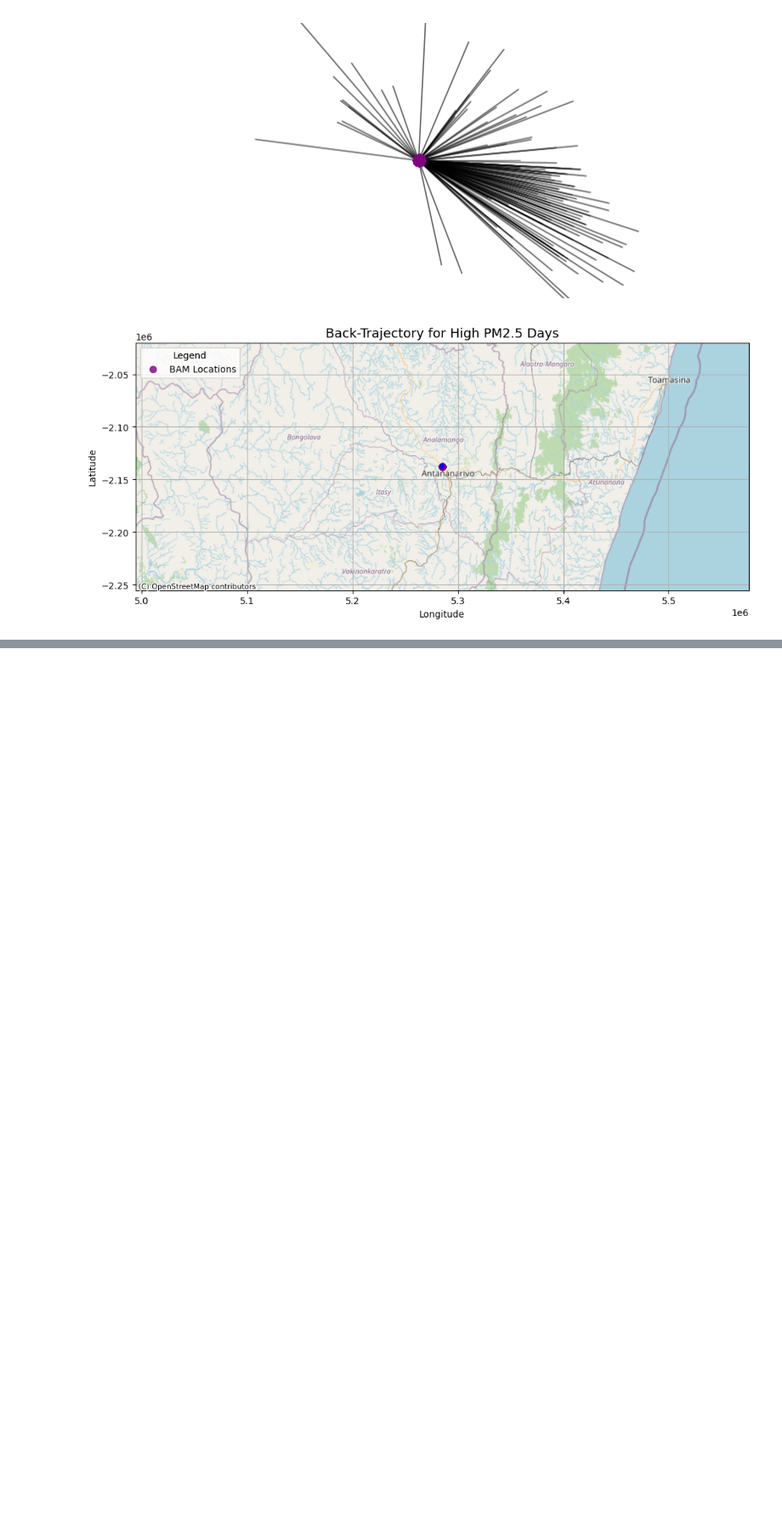
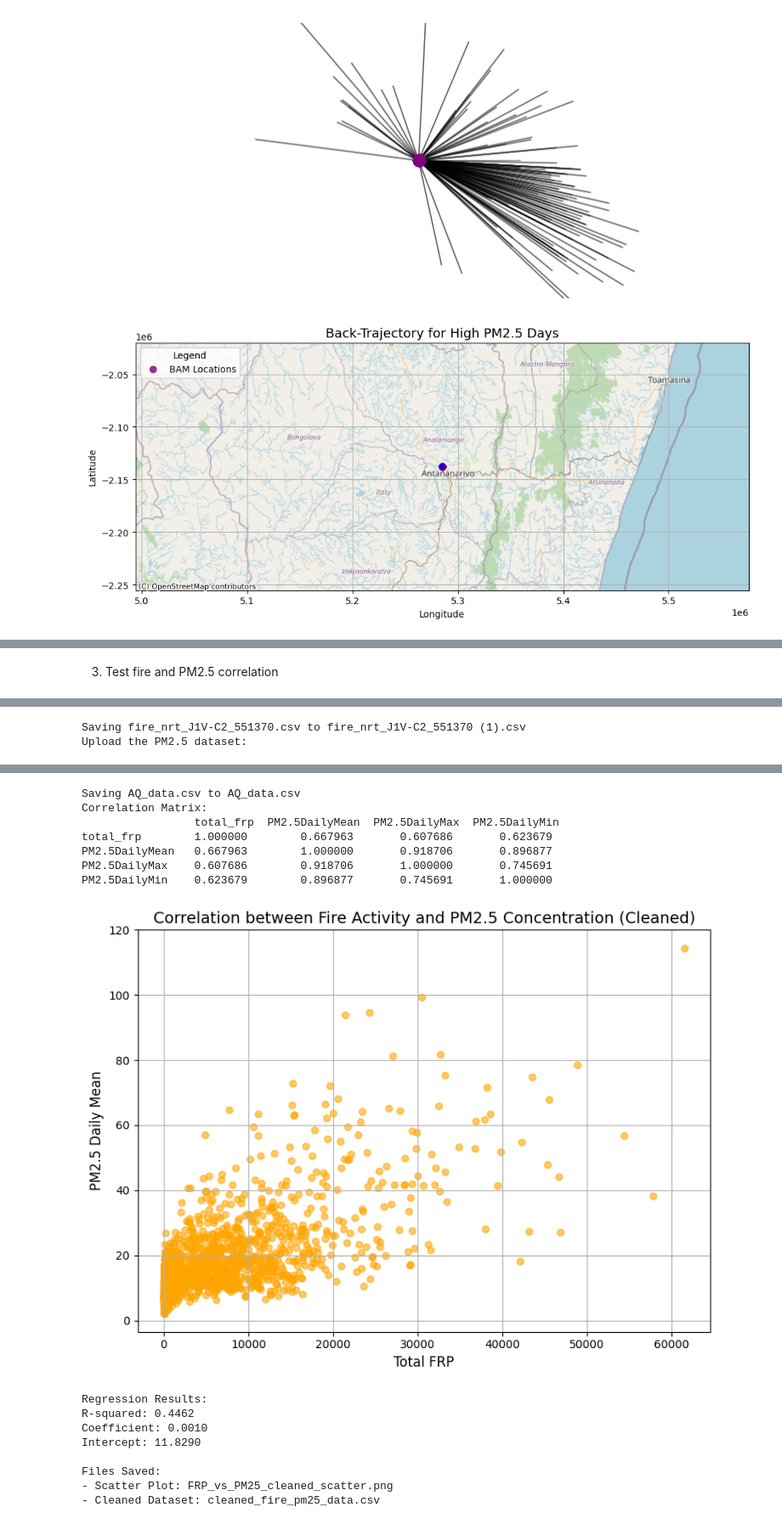
Before and after one commit to LovaMarline/Air_Quality_Madagascar, a Jupyter notebook: Marline_et_al_ERS.ipynb, the cells around one changed output, grey strips where cells are left out. Shown at 85% size. Drawn from its saved outputs; the diff is of its cells as text; code cells hidden in the pictures; blank space fills up the shorter version.

```diff
--- a/Marline_et_al_ERS.ipynb
+++ b/Marline_et_al_ERS.ipynb
@@ -156,0 +225,18 @@ plt.show()
+# %% [markdown]
+3. Test fire and PM2.5 correlation
+# %%
+# Install necessary libraries
+!pip install pandas matplotlib scikit-learn
+
+# Import libraries
+import pandas as pd
+import matplotlib.pyplot as plt
+from sklearn.linear_model import LinearRegression
+
+# Upload fire and PM2.5 data files
+from google.colab import files
+print("Upload the fire dataset:")
+fire_uploaded = files.upload()
+print("Upload the PM2.5 dataset:")
+pm25_uploaded = files.upload()
+# %% [output]
@@ -156,0 +263,2 @@ plt.show()
+Saving fire_nrt_J1V-C2_551370.csv to fire_nrt_J1V-C2_551370 (1).csv
+Upload the PM2.5 dataset:
@@ -156,0 +266,16 @@ plt.show()
+Saving AQ_data.csv to AQ_data.csv
+Correlation Matrix:
+                 total_frp  PM2.5DailyMean  PM2.5DailyMax  PM2.5DailyMin
+total_frp        1.000000        0.667963       0.607686       0.623679
+PM2.5DailyMean   0.667963        1.000000       0.918706       0.896877
+PM2.5DailyMax    0.607686        0.918706       1.000000       0.745691
+PM2.5DailyMin    0.623679        0.896877       0.745691       1.000000
+[figure, added]
+Regression Results:
+R-squared: 0.4462
+Coefficient: 0.0010
+Intercept: 11.8290
+
+Files Saved:
+- Scatter Plot: FRP_vs_PM25_cleaned_scatter.png
+- Cleaned Dataset: cleaned_fire_pm25_data.csv
```
Also changed, not shown: parts of 5 cells of this notebook.
